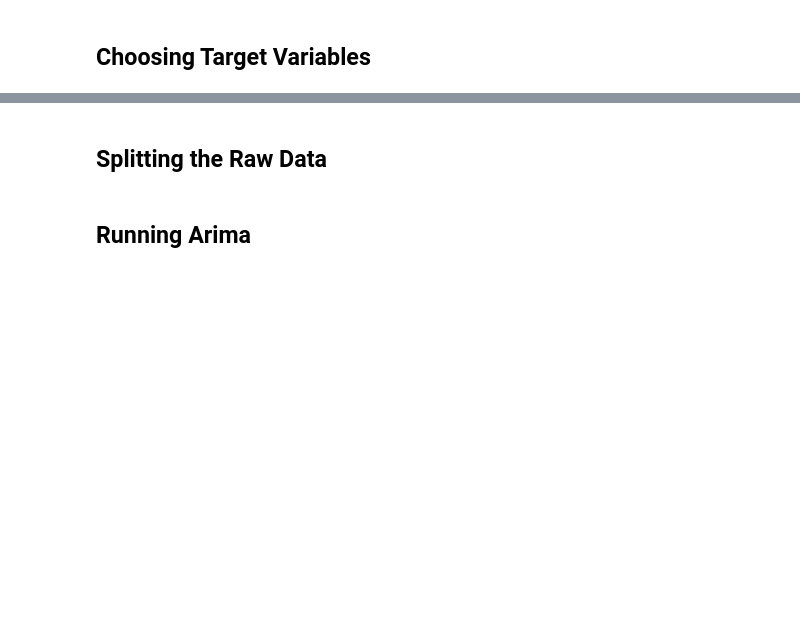
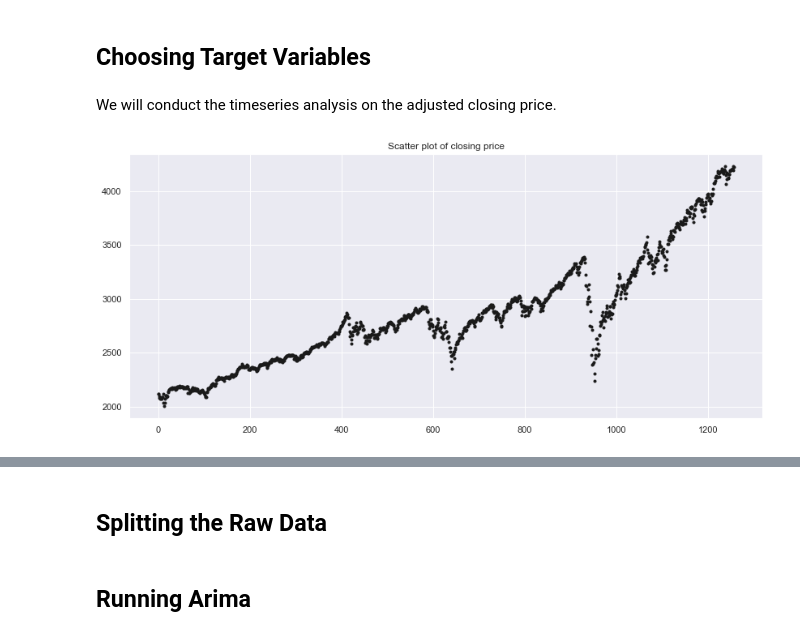
Before and after one commit to edologgerbird/SP500-forecast, a Jupyter notebook: SP500-forecasting.ipynb, the cells around one changed output, grey strips where cells are left out. Saved outputs shown, nothing was run; the diff lists cells and outputs as text; code cells hidden in the pictures; blank space fills up the shorter version.

```diff
--- a/SP500-forecasting.ipynb
+++ b/SP500-forecasting.ipynb
@@ -170,2 +217,11 @@ Volume
 # %% [markdown]
 ## Choosing Target Variables
+# %% [markdown]
+We will conduct the timeseries analysis on the adjusted closing price.
+# %%
+df_close = df['adj_close']
+df_close.plot(style='k.')
+plt.title('Scatter plot of closing price')
+plt.show()
+# %% [output]
+[figure, added]
```
Also changed, not shown: parts of 14 cells of this notebook, 1 other file.
